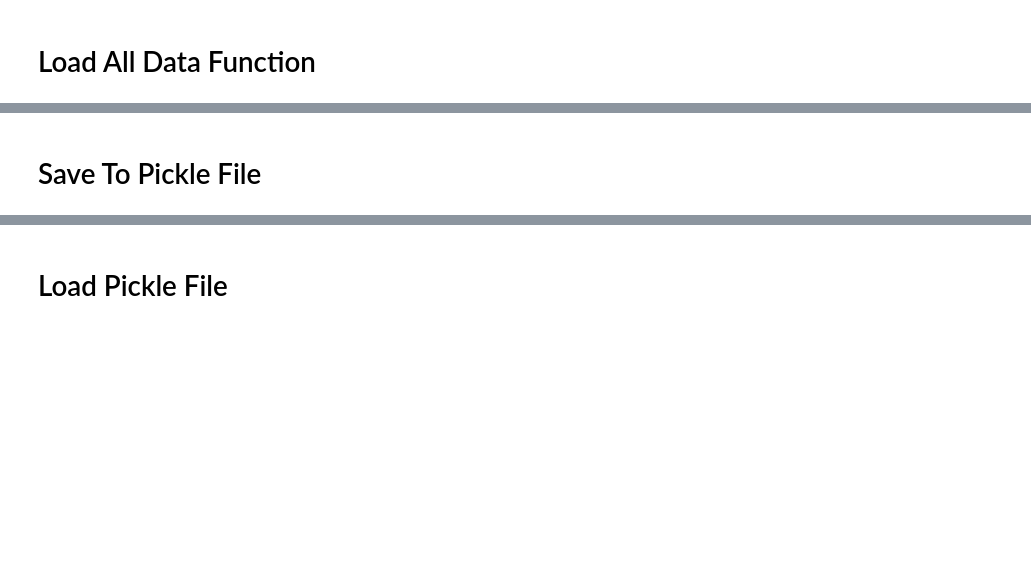
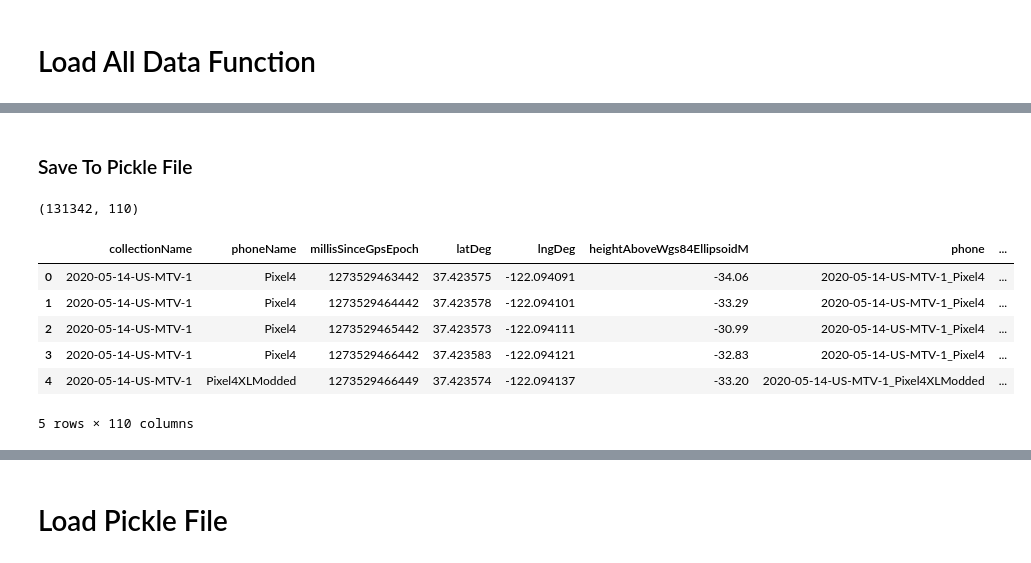
Before and after one commit to leeh8911/BeSuperRepo, a Jupyter notebook: GoogleSmartPhone/code/GSDC1_GatherData.ipynb, the cells around one changed output, grey strips where cells are left out. Saved outputs shown, nothing was run; the diff lists cells and outputs as text; code cells hidden in the pictures; blank space fills up the shorter version.

```diff
--- a/GoogleSmartPhone/code/GSDC1_GatherData.ipynb
+++ b/GoogleSmartPhone/code/GSDC1_GatherData.ipynb
@@ -52 +56,28 @@ test_df.head()
+# %%
+thread_num = 8
+# %%
+def merge_data(df_, truth, derived, gnss):
+    df = df_.copy()
+
+    if truth is not None:
+        df = pd.merge_asof(df.sort_values('millisSinceGpsEpoch'),
+              truth.sort_values('millisSinceGpsEpoch'),
+              on="millisSinceGpsEpoch", by=["collectionName", "phoneName"],
+              direction='nearest',tolerance=100000)
+
+    df = pd.merge_asof(df.sort_values('millisSinceGpsEpoch'),
+          derived.sort_values('millisSinceGpsEpoch'),
+          on="millisSinceGpsEpoch", by=["collectionName", "phoneName"],
+          direction='nearest',tolerance=100000)
+
+
+    for key, value in gnss.items():
+        if value.shape[0] == 0:
+            continue
+        df = pd.merge_asof(df.sort_values('millisSinceGpsEpoch'),
+              value.sort_values('millisSinceGpsEpoch'),
+              on="millisSinceGpsEpoch", by=["collectionName", "phoneName"],
+              direction='nearest',tolerance=100000, suffixes = ['', "_" + key])
+
+    return df
 # %% [markdown]
@@ -61,15 +93,3 @@ get_gnsslog = lambda x:x.split(split_charater)[-1].find("GnssLog.txt")>= 0
 ground_truth_path_list = list(filter(get_ground_truth, path_list))
 derived_path_list = list(filter(get_derived, path_list))
 gnsslog_path_list = list(filter(get_gnsslog, path_list))
-# %%
-gnss_section_names = {'Raw','UncalAccel', 'UncalGyro', 'UncalMag', 'Fix', 'Status', 'OrientationDeg'}
-section_names = {'GroundTruth', 'Derived', 'Raw','UncalAccel', 'UncalGyro', 'UncalMag', 'Fix', 'Status', 'OrientationDeg'}
-_columns = ['latDeg', 'lngDeg', 'heightAboveWgs84EllipsoidM']
-
-output = dict()
-for section in section_names:
-    output[section] = pd.DataFrame()
-
-start_path = "train"
-
-thread_num = multi.cpu_count()
@@ -105,6 +145,6 @@ for key in gnss_section_names:
     gnss_dict[key] = df_temp
     if (key == "Status") or (key == "Fix"):
         gnss_dict[key].rename(columns = {'UnixTimeMillis':'utcTimeMillis'}, inplace = True)
-    gnss_dict[key]["millisSinceGpsEpoch"] = gnss_dict[key]["utcTimeMillis"].astype(int) - 315964800000
+    gnss_dict[key]["millisSinceGpsEpoch"] = gnss_dict[key]["utcTimeMillis"].astype('int64') - 315964800000
     print(gnss_dict[key].shape)
     print(gnss_dict[key].head())
@@ -135,5 +169,16 @@ def merge_data(df_, truth, derived, gnss):
 # %% [markdown]
-# Save To Pickle File
+### Save To Pickle File
 # %%
 output = merge_data(train_df, df_truth, df_derived, gnss_dict)
 output.to_pickle(str(PATH / "gsdc_train.pkl.gzip"))
+print(output.shape)
+output.head()
+# %% [output]
+(131342, 110)
+|  | collectionName | phoneName | millisSinceGpsEpoch | latDeg | lngDeg | heightAboveWgs84EllipsoidM | phone | ... |
+| 0 | 2020-05-14-US-MTV-1 | Pixel4 | 1273529463442 | 37.423575 | -122.094091 | -34.06 | 2020-05-14-US-MTV-1_Pixel4 | ... |
+| 1 | 2020-05-14-US-MTV-1 | Pixel4 | 1273529464442 | 37.423578 | -122.094101 | -33.29 | 2020-05-14-US-MTV-1_Pixel4 | ... |
+| 2 | 2020-05-14-US-MTV-1 | Pixel4 | 1273529465442 | 37.423573 | -122.094111 | -30.99 | 2020-05-14-US-MTV-1_Pixel4 | ... |
+| 3 | 2020-05-14-US-MTV-1 | Pixel4 | 1273529466442 | 37.423583 | -122.094121 | -32.83 | 2020-05-14-US-MTV-1_Pixel4 | ... |
+| 4 | 2020-05-14-US-MTV-1 | Pixel4XLModded | 1273529466449 | 37.423574 | -122.094137 | -33.20 | 2020-05-14-US-MTV-1_Pixel4XLModded | ... |
+5 rows × 110 columns
```
Also changed, not shown: parts of 29 cells of this notebook.
